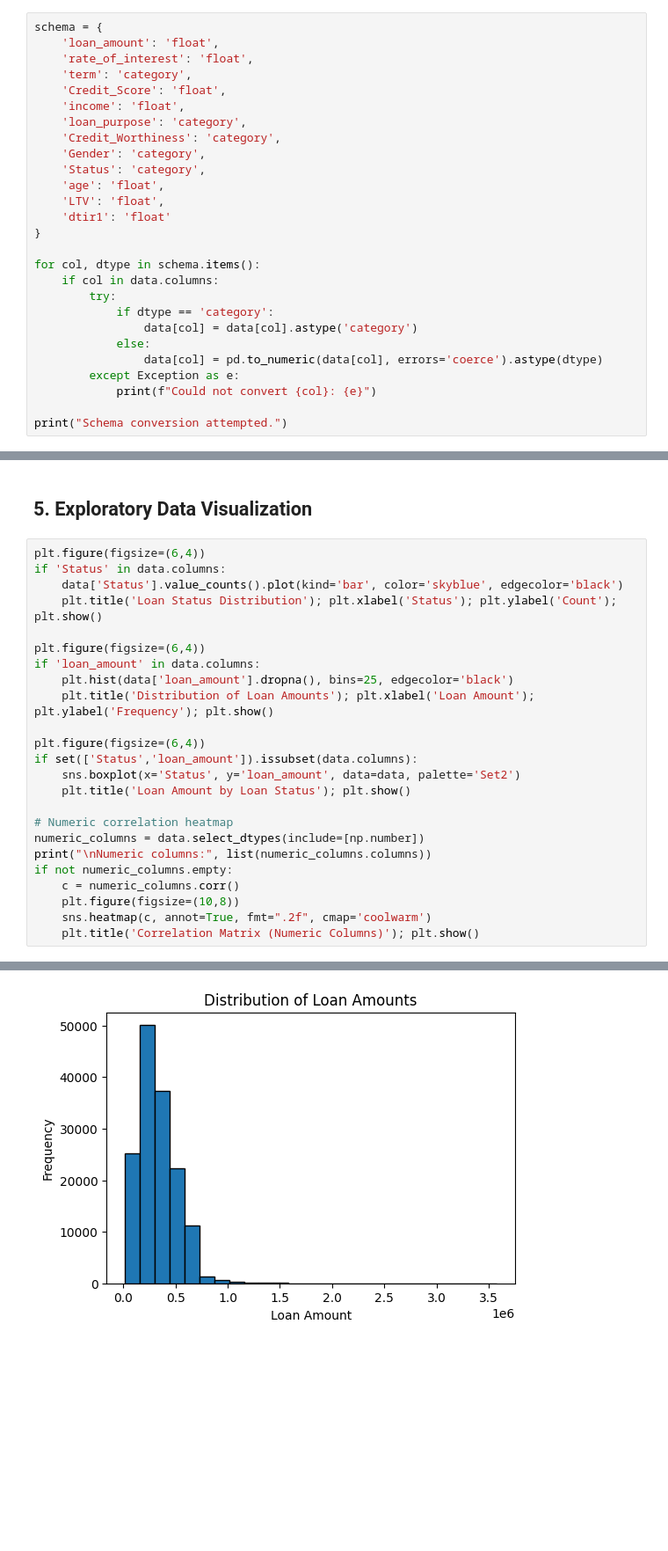
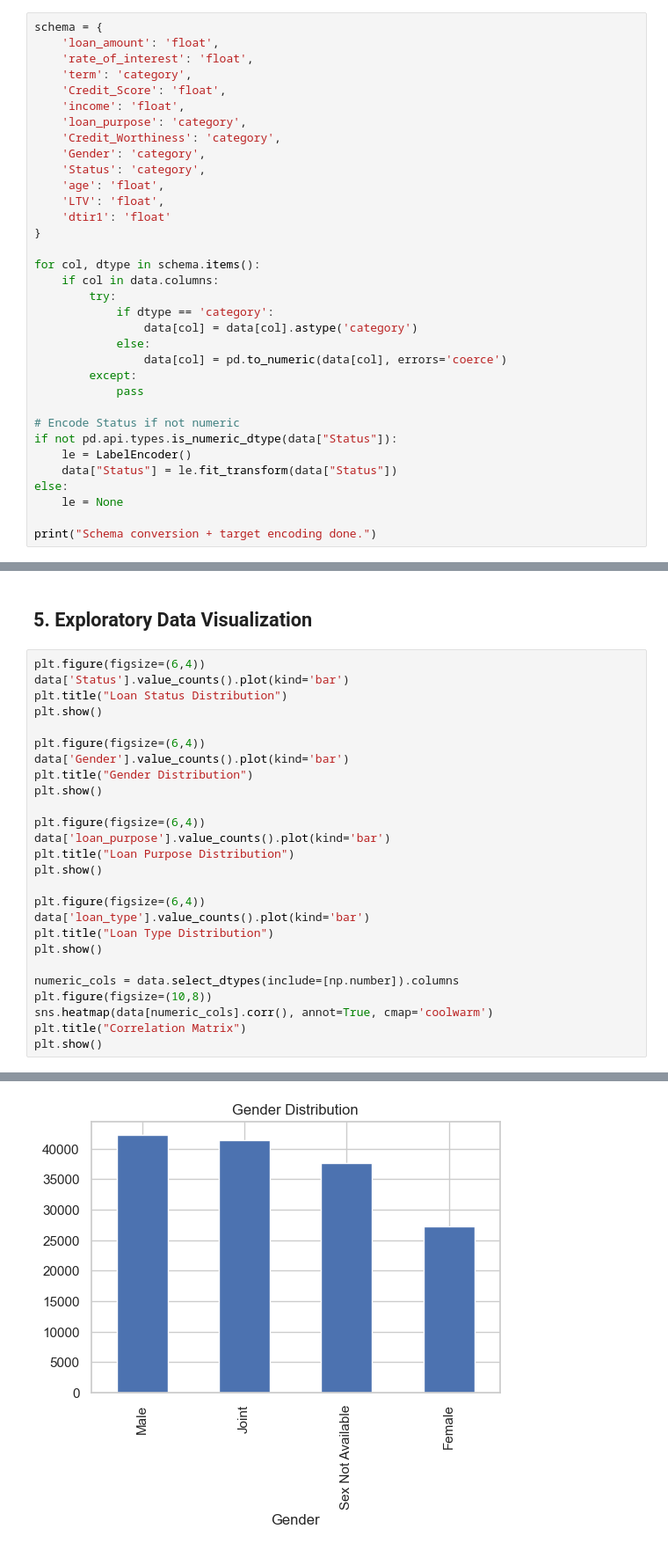
Before and after one commit to springboardmentor891v/CreditPathAI_Oct_Batch, a Jupyter notebook: main.ipynb, the cells around one changed output, grey strips where cells are left out. Shown at 88% size. Drawn from its saved outputs; the diff is of its cells as text; blank space fills up the shorter version.

```diff
--- a/main.ipynb
+++ b/main.ipynb
@@ -180,9 +204,16 @@ for col, dtype in schema.items():
             if dtype == 'category':
                 data[col] = data[col].astype('category')
             else:
-                data[col] = pd.to_numeric(data[col], errors='coerce').astype(dtype)
-        except Exception as e:
-            print(f"Could not convert {col}: {e}")
+                data[col] = pd.to_numeric(data[col], errors='coerce')
+        except:
+            pass
 
-print("Schema conversion attempted.")
+# Encode Status if not numeric
+if not pd.api.types.is_numeric_dtype(data["Status"]):
+    le = LabelEncoder()
+    data["Status"] = le.fit_transform(data["Status"])
+else:
+    le = None
+
+print("Schema conversion + target encoding done.")
 # %% [output]
@@ -191,26 +222,28 @@ Schema conversion attempted.
 ## 5. Exploratory Data Visualization
 # %%
 plt.figure(figsize=(6,4))
-if 'Status' in data.columns:
-    data['Status'].value_counts().plot(kind='bar', color='skyblue', edgecolor='black')
-    plt.title('Loan Status Distribution'); plt.xlabel('Status'); plt.ylabel('Count'); plt.show()
+data['Status'].value_counts().plot(kind='bar')
+plt.title("Loan Status Distribution")
+plt.show()
 
 plt.figure(figsize=(6,4))
-if 'loan_amount' in data.columns:
-    plt.hist(data['loan_amount'].dropna(), bins=25, edgecolor='black')
-    plt.title('Distribution of Loan Amounts'); plt.xlabel('Loan Amount'); plt.ylabel('Frequency'); plt.show()
+data['Gender'].value_counts().plot(kind='bar')
+plt.title("Gender Distribution")
+plt.show()
 
 plt.figure(figsize=(6,4))
-if set(['Status','loan_amount']).issubset(data.columns):
-    sns.boxplot(x='Status', y='loan_amount', data=data, palette='Set2')
-    plt.title('Loan Amount by Loan Status'); plt.show()
+data['loan_purpose'].value_counts().plot(kind='bar')
+plt.title("Loan Purpose Distribution")
+plt.show()
 
-# Numeric correlation heatmap
-numeric_columns = data.select_dtypes(include=[np.number])
-print("\nNumeric columns:", list(numeric_columns.columns))
-if not numeric_columns.empty:
-    c = numeric_columns.corr()
-    plt.figure(figsize=(10,8))
-    sns.heatmap(c, annot=True, fmt=".2f", cmap='coolwarm')
-    plt.title('Correlation Matrix (Numeric Columns)'); plt.show()
+plt.figure(figsize=(6,4))
+data['loan_type'].value_counts().plot(kind='bar')
+plt.title("Loan Type Distribution")
+plt.show()
+
+numeric_cols = data.select_dtypes(include=[np.number]).columns
+plt.figure(figsize=(10,8))
+sns.heatmap(data[numeric_cols].corr(), annot=True, cmap='coolwarm')
+plt.title("Correlation Matrix")
+plt.show()
 # %% [output]
@@ -218 +251 @@ if not numeric_columns.empty:
-[figure, old version]
+[figure, new version]
```
Also changed, not shown: parts of 52 cells of this notebook, 18 other files.
